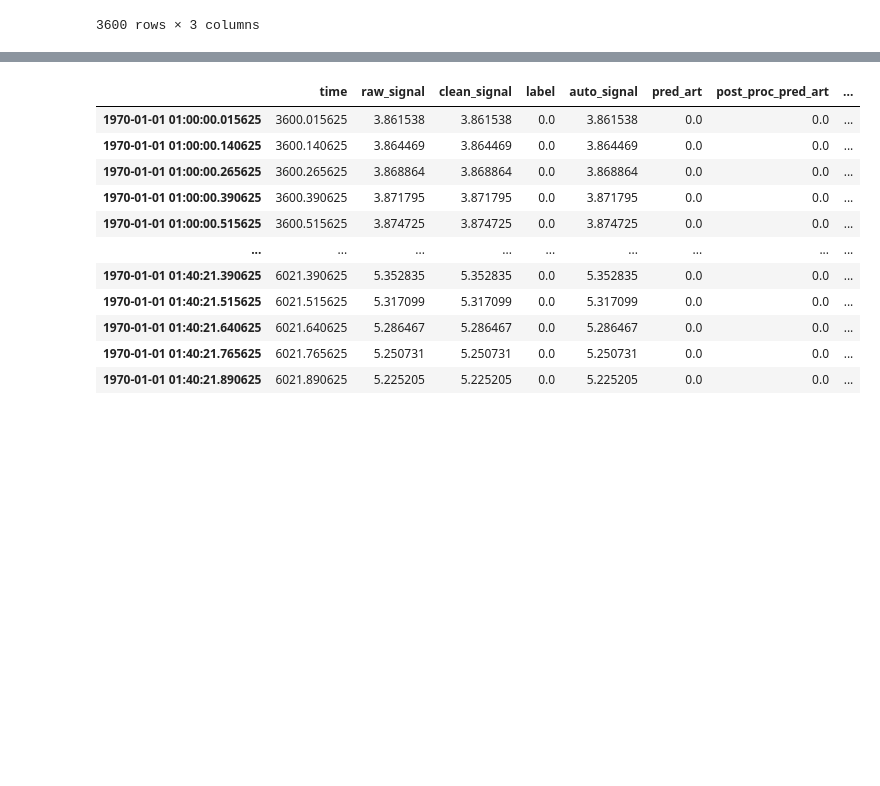
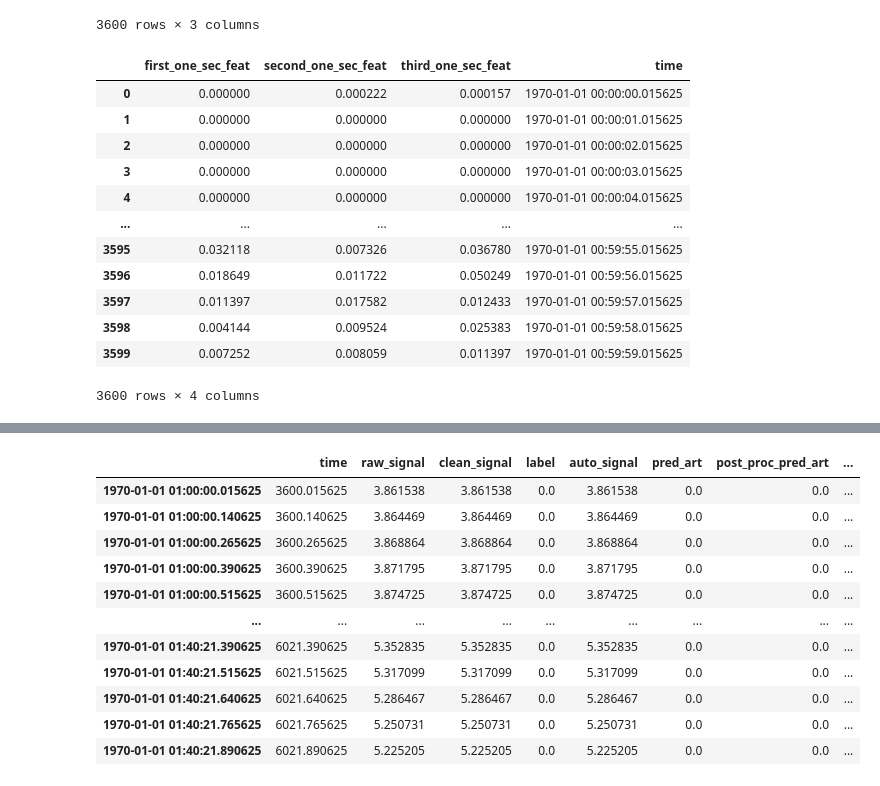
Before and after one commit to 08Aristodemus24/thesis-writing-1, a Jupyter notebook: eda-signal-classifier/experiementation.ipynb, the cells around one changed output, grey strips where cells are left out. Drawn from its saved outputs; the diff is of its cells as text; code cells hidden in the pictures; blank space fills up the shorter version.

```diff
--- a/eda-signal-classifier/experiementation.ipynb
+++ b/eda-signal-classifier/experiementation.ipynb
@@ -863,6 +863,6 @@ first_data
 # %% [markdown]
 ## Here we see that our time values increase by 5 seconds each row
 # %%
-first_timestamp_list = first_data.iloc[0::40].index
+first_timestamp_list = pd.to_datetime(first_data['time'].iloc[0::40], unit='s')
 first_timestamp_list
 # %% [output]
@@ -1104,3 +1126,20 @@ one_sec_wave_feats
 | 3598 | 0.004144 | 0.009524 | 0.025383 |
 | 3599 | 0.007252 | 0.008059 | 0.011397 |
 3600 rows × 3 columns
+# %%
+one_sec_wave_feats['time'] = first_data_1s_inc_ts[:one_sec_wave_feats.shape[0]]
+one_sec_wave_feats
+# %% [output]
+|  | first_one_sec_feat | second_one_sec_feat | third_one_sec_feat | time |
+| 0 | 0.000000 | 0.000222 | 0.000157 | 1970-01-01 00:00:00.015625 |
+| 1 | 0.000000 | 0.000000 | 0.000000 | 1970-01-01 00:00:01.015625 |
+| 2 | 0.000000 | 0.000000 | 0.000000 | 1970-01-01 00:00:02.015625 |
+| 3 | 0.000000 | 0.000000 | 0.000000 | 1970-01-01 00:00:03.015625 |
+| 4 | 0.000000 | 0.000000 | 0.000000 | 1970-01-01 00:00:04.015625 |
+| ... | ... | ... | ... | ... |
+| 3595 | 0.032118 | 0.007326 | 0.036780 | 1970-01-01 00:59:55.015625 |
+| 3596 | 0.018649 | 0.011722 | 0.050249 | 1970-01-01 00:59:56.015625 |
+| 3597 | 0.011397 | 0.017582 | 0.012433 | 1970-01-01 00:59:57.015625 |
+| 3598 | 0.004144 | 0.009524 | 0.025383 | 1970-01-01 00:59:58.015625 |
+| 3599 | 0.007252 | 0.008059 | 0.011397 | 1970-01-01 00:59:59.015625 |
+3600 rows × 4 columns
```
Also changed, not shown: parts of 17 cells of this notebook.
